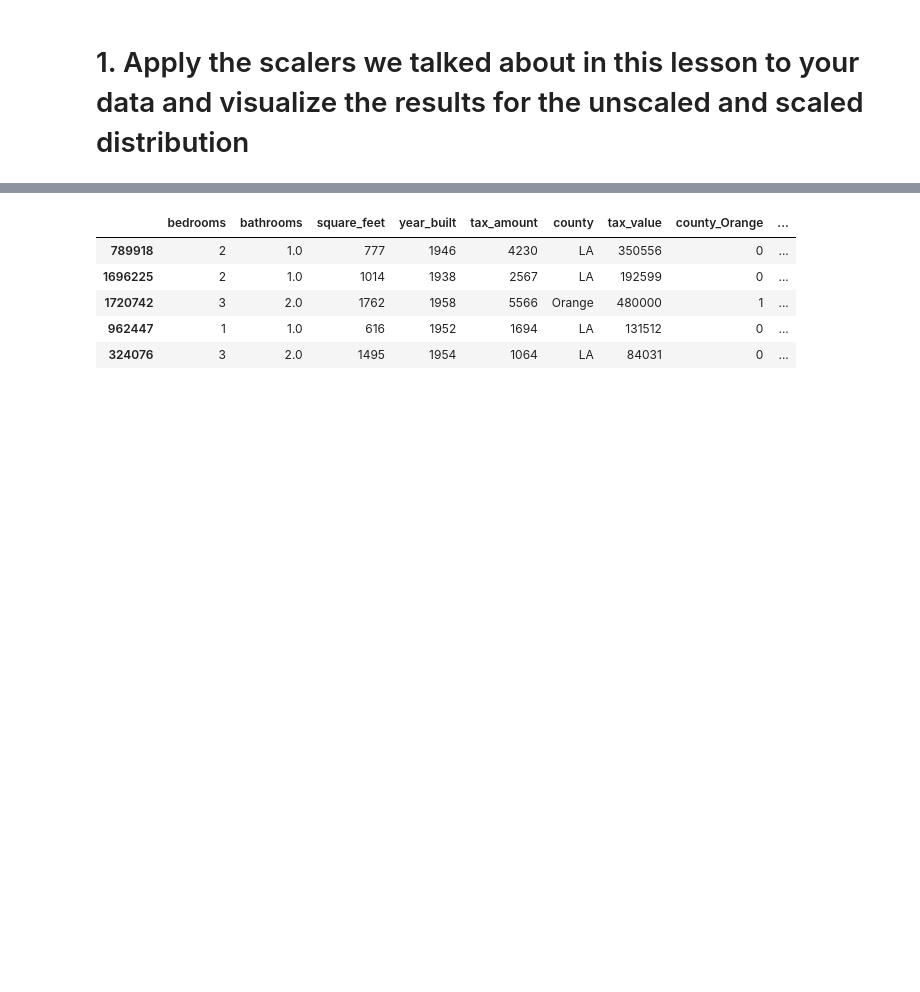
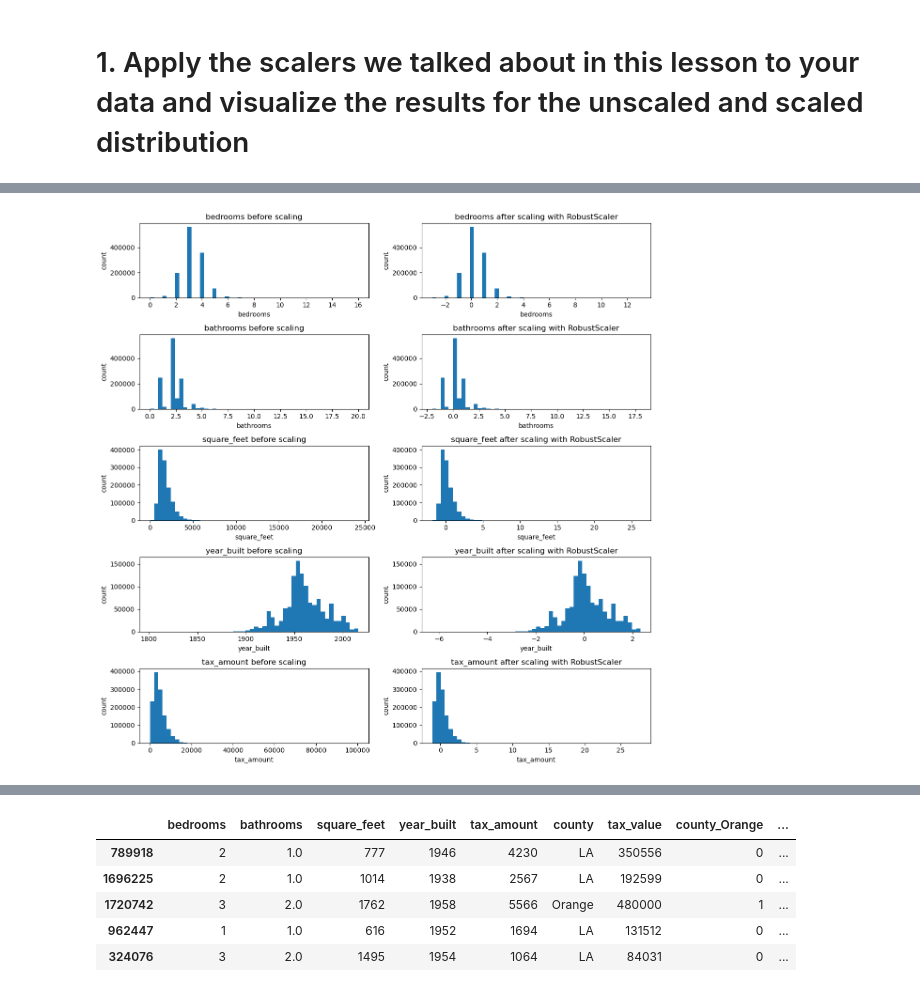
Before and after one commit to corey-hermesch/regression-exercises, a Jupyter notebook: scaling.ipynb, the cells around one changed output, grey strips where cells are left out. Cells and saved outputs as stored; diff of their text form; code cells hidden in the pictures; blank space fills up the shorter version.

```diff
--- a/scaling.ipynb
+++ b/scaling.ipynb
@@ -38,0 +53,7 @@ to_scale = ['bedrooms', 'bathrooms', 'square_feet', 'year_built', 'tax_amount']
+# %%
+w.visualize_scaler(scaler=RobustScaler(),
+                     df=train,
+                     columns_to_scale=to_scale,
+                     bins=50)
+# %% [output]
+[figure, added]
```
Also changed, not shown: parts of 34 cells of this notebook, 3 other files.
